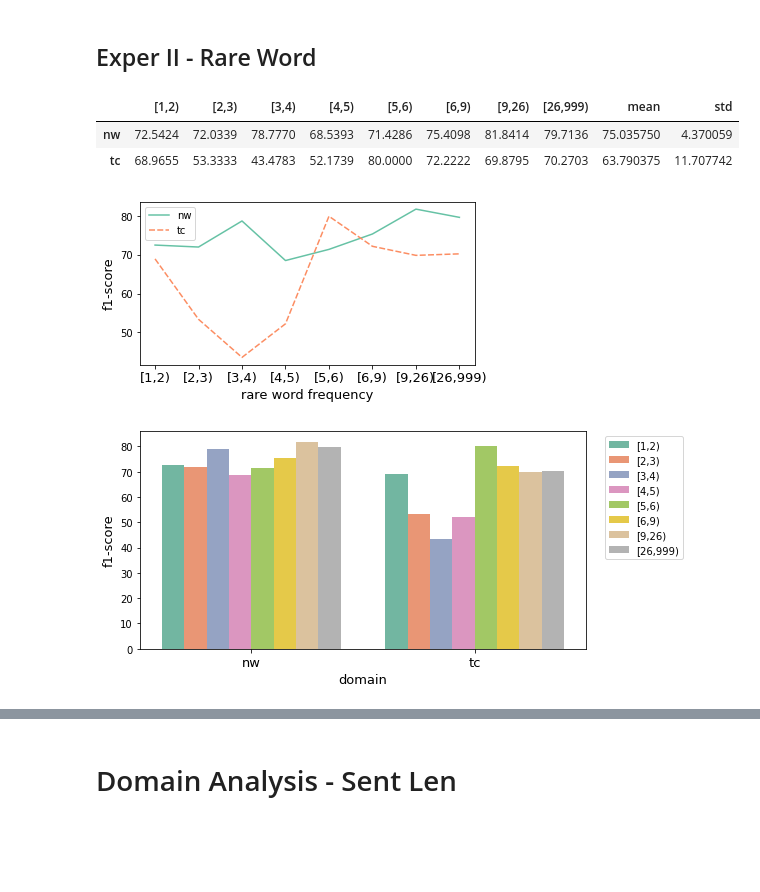
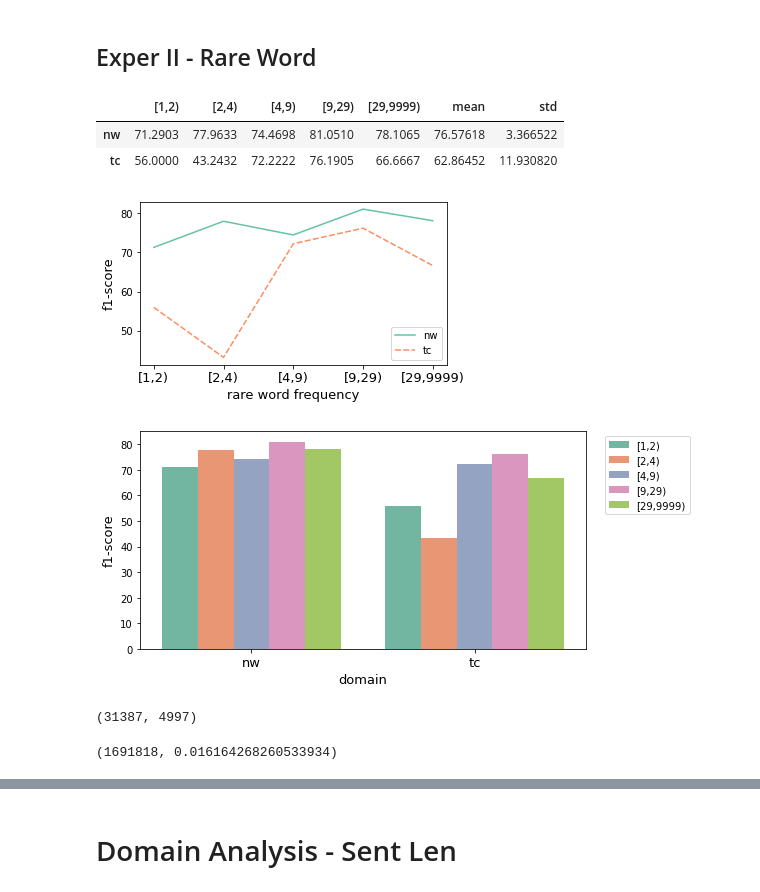
Before and after one commit to ixiaopan/NER_Tagger, a Jupyter notebook: corpus_profile.ipynb, the cells around one changed output, grey strips where cells are left out. Saved outputs shown, nothing was run; the diff lists cells and outputs as text; code cells hidden in the pictures; blank space fills up the shorter version.

```diff
--- a/corpus_profile.ipynb
+++ b/corpus_profile.ipynb
@@ -85,16 +265,24 @@ test_counts_sent_len()
 # %% [markdown]
 ## Exper II - Rare Word
 # %%
-rare_freq_range = '1,2,3,4,5,6,9,26,999'.split(',')
+rare_freq_range = '1,2,4,9,29,9999'.split(',')
 
 plot_rare_f1_score(rare_freq_range, [ 'nw', 'tc'])
 get_rare_f1_score(rare_freq_range, [ 'nw', 'tc'], mean=True)
 
 # plot_seq_len_f1_score(rare_freq_range, domains)
 # get_seq_len_f1_score(rare_freq_range, domains, mean=True)
 # %% [output]
-|  | [1,2) | [2,3) | [3,4) | [4,5) | [5,6) | [6,9) | [9,26) | [26,999) | mean | std |
-| nw | 72.5424 | 72.0339 | 78.7770 | 68.5393 | 71.4286 | 75.4098 | 81.8414 | 79.7136 | 75.035750 | 4.370059 |
-| tc | 68.9655 | 53.3333 | 43.4783 | 52.1739 | 80.0000 | 72.2222 | 69.8795 | 70.2703 | 63.790375 | 11.707742 |
+|  | [1,2) | [2,4) | [4,9) | [9,29) | [29,9999) | mean | std |
+| nw | 71.2903 | 77.9633 | 74.4698 | 81.0510 | 78.1065 | 76.57618 | 3.366522 |
+| tc | 56.0000 | 43.2432 | 72.2222 | 76.1905 | 66.6667 | 62.86452 | 11.930820 |
-[figure, old version]
+[figure, new version]
-[figure, old version]
+[figure, new version]
+# %%
+
+nw_word_counts,nw_words,nw_freq = cal_word_freq(load_sentences('nw', ['train'])['sentence'].tolist())
+tc_word_counts,tc_words,tc_freq = cal_word_freq(load_sentences('tc', ['train'])['sentence'].tolist())
+
+len(nw_word_counts), len(tc_word_counts)
+# %% [output]
+(31387, 4997)
@@ -100,0 +300,4 @@ get_rare_f1_score(rare_freq_range, [ 'nw', 'tc'], mean=True)
+# %%
+len( total_repeat_tokens ), np.sum(freqs<=2) /len( total_repeat_tokens )
+# %% [output]
+(1691818, 0.016164268260533934)
```
Also changed, not shown: parts of 58 cells of this notebook, 7 other files.
